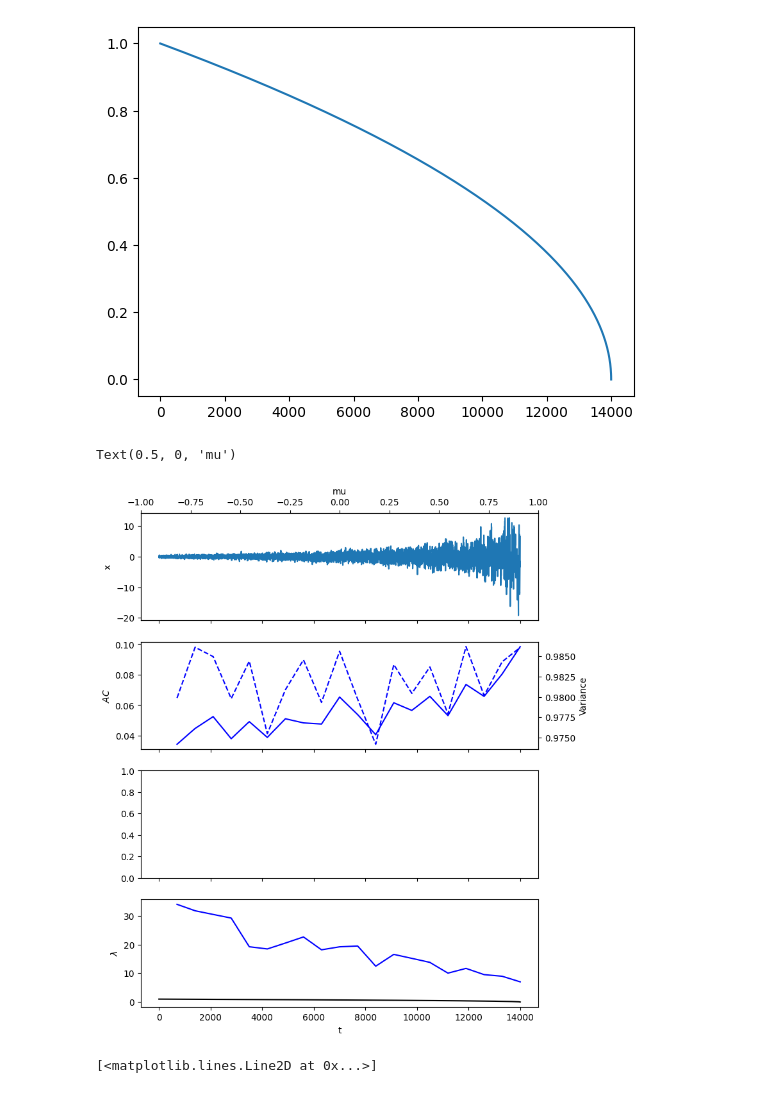
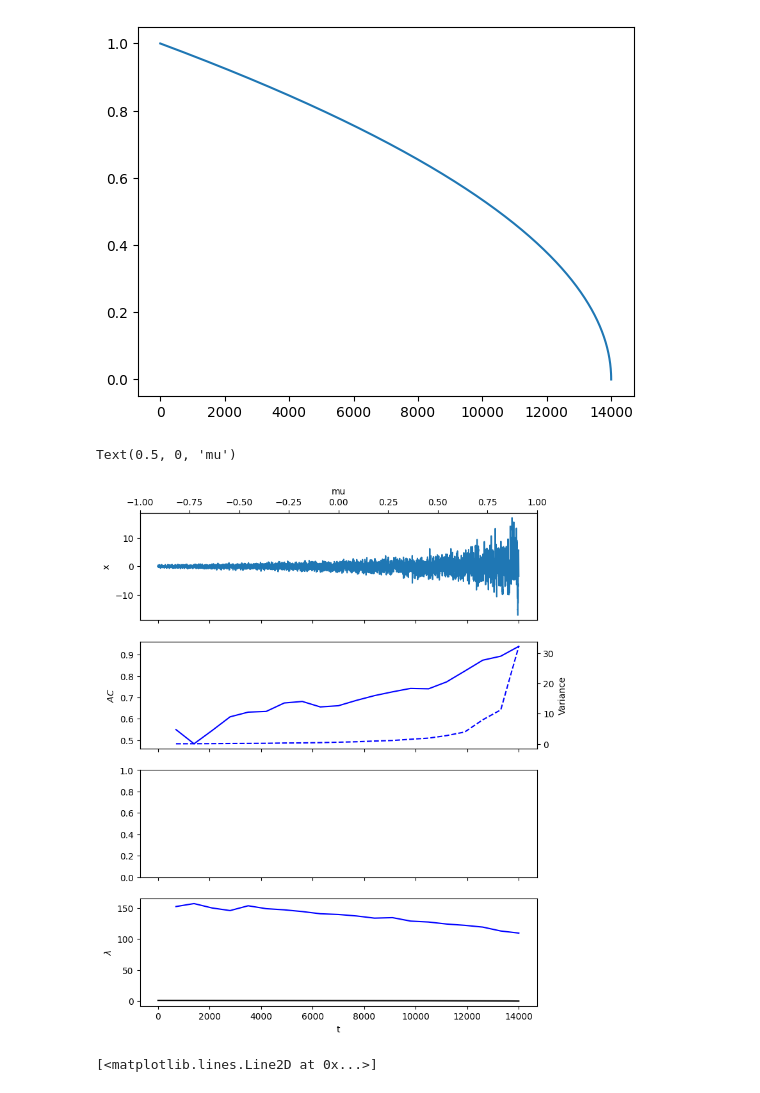
Before and after one commit to j-dichgans/Bachelor-Thesis, a Jupyter notebook: reimp_comparison_ind_morr_v1.ipynb, the cells around one changed output. Drawn from its saved outputs; the diff is of its cells as text; code cells hidden in the pictures.

Commit message:
worked on changing parameter indicator setup

```diff
--- a/reimp_comparison_ind_morr_v1.ipynb
+++ b/reimp_comparison_ind_morr_v1.ipynb
@@ -6,7 +6,7 @@ import statsmodels.tsa.stattools
 import scipy.signal
 # %%
 T = 14000
-n_steps_per_unit_time = 10
+n_steps_per_unit_time = 100
 dt = 1/n_steps_per_unit_time
 window_length = 700
 n_windows = int(T/window_length)
@@ -55,3 +56,5 @@ xs_filtered = xs[::n_steps_per_unit_time]
+# %%
+us_filtered = np.array([np.sum([us[i*n_steps_per_unit_time+j] for j in range(n_steps_per_unit_time)]) for i in range(T)])
 # %%
 #version with var and ar over several time units
 
@@ -70,8 +73,7 @@ def get_ar(x):
         ar[i] = statsmodels.tsa.stattools.acf(statsmodels.tsa.tsatools.detrend(x[i*window_length:(i+1)*window_length],order=2))[1]
     return ar
 # %%
-#ls version without convolution, flexible parameter for kappa
-#ToDo: k has to be flexible for increase, decrease. Here only for kappa decreasing
+#ls version without convolution
 
 def get_ls_k(x,noise):
 
@@ -84,34 +86,30 @@ def get_ls_k(x,noise):
     ls = np.full(n_windows,np.nan)
 
 
-    b = max(k0,kT)
-    a = min(k0,kT)
-    d = (b-a)/n_windows
 
     for i in tqdm.trange(n_windows):
         frequencies = 2*np.pi*(1/window_length)*np.arange(1,window_length/2)                                                #here window_length should be even
 
         xs_window_detrend = statsmodels.tsa.tsatools.detrend(x[i*window_length:(i+1)*window_length],order=2)
         noise_window = noise[i*window_length:(i+1)*window_length]
-
-        k = b - d*(i+0.5)                                                                                                   #take the mean of kappa in the window
+        kappa_window = kappa(np.arange(i*window_length,(i+1)*window_length),k0,kT)
 
         estim_psd_xs_wn = np.array([np.abs(1/np.sqrt(window_length)*(np.exp(-1j*frequencies[j]*np.arange(0,window_length)) @ xs_window_detrend))**2 for j in range(int(window_length/2) - 1)])
-        estim_psd_xi_wn = np.array([np.abs(1/np.sqrt(window_length)*(np.exp(-1j*frequencies[n]*np.arange(0,window_length)) @ (noise_window*k)))**2 for n in range(int(window_length/2) - 1)])
+        estim_psd_xi_wn = np.array([np.abs(1/np.sqrt(window_length)*(np.exp(-1j*frequencies[n]*np.arange(0,window_length)) @ (noise_window*kappa_window)))**2 for n in range(int(window_length/2) - 1)])
 
         popt = scipy.optimize.curve_fit(fitfunction,
-                                                  frequencies,
-                                                  np.log(estim_psd_xs_wn/estim_psd_xi_wn),
-                                                  p0=[1.0],
-                                                  bounds=(0.0, np.inf))[0]
+                                                frequencies,
+                                                np.log(estim_psd_xs_wn/estim_psd_xi_wn),
+                                                p0=[1.0],
+                                                bounds=(0.0, np.inf))[0]
         ls[i] = popt[0]
 
 
     return ls
 # %%
-var_xs = get_var(xs)
-ar_xs = get_ar(xs)
-ls_xs = get_ls_k(xs,us)
+var_xs = get_var(xs_filtered)
+ar_xs = get_ar(xs_filtered)
+ls_xs = get_ls_k(xs_filtered,us_filtered)
 # %%
 plt.plot(np.arange(T+1),ls(np.arange(T+1),l0))
 # %% [output]
@@ -122,36 +120,36 @@ plt.plot(np.arange(T+1),ls(np.arange(T+1),l0))
 
 ts = np.arange(T+1)
 
 fig,axs = plt.subplots(nrows=4,ncols=1,sharex=True,figsize=(8,10))
 
 axs[0].plot(ts,xs_filtered)
 
 
-axs[1].plot(ts[window_length::window_length],var_xs,color="blue")
+axs[1].plot(ts[window_length::window_length],ar_xs,color="blue")
 ax1_var = axs[1].twinx()
-ax1_var.plot(ts[window_length::window_length],ar_xs,color="blue",linestyle="--")
+ax1_var.plot(ts[window_length::window_length],var_xs,color="blue",linestyle="--")
 
 
 
 
 axs[0].set_ylabel("x")
 axs[1].set_ylabel(r"$AC$")
 ax1_var.set_ylabel(r"Variance")
 
 
 
 axs[3].set_xlabel("t")
 axs[3].plot(ts[window_length::window_length],ls_xs,color="blue")
 axs[3].plot(ts,ls(ts,l0),color="black")
 axs[3].set_ylabel(r"$\lambda$")
 
 
 ax_0 = axs[0].twiny()
 ax_0.set_xlim(-1,1)
 ax_0.set_xlabel("mu")
 # %% [output]
 Text(0.5, 0, 'mu')
-[figure, old version]
+[figure, new version]
 # %%
 plt.plot(ts,kappa(ts,k0,kT))
 # %% [output]
```
Also changed, not shown: parts of 1 cell of this notebook, 1 other file.
